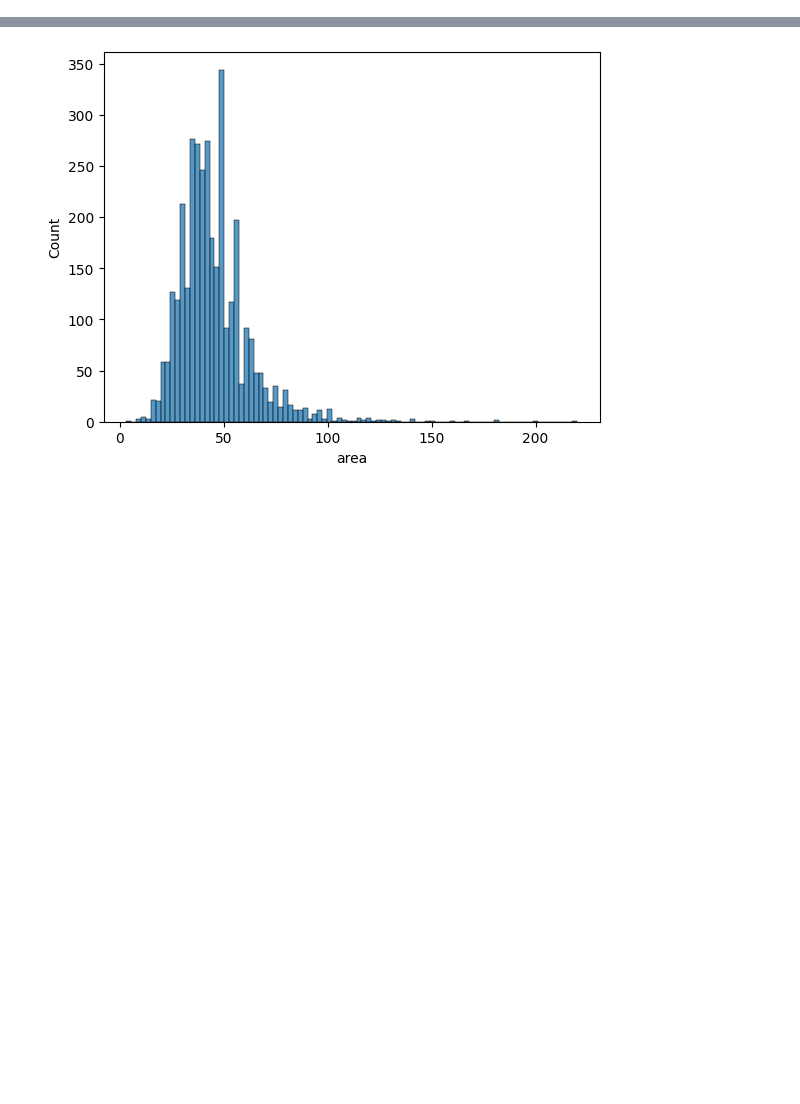
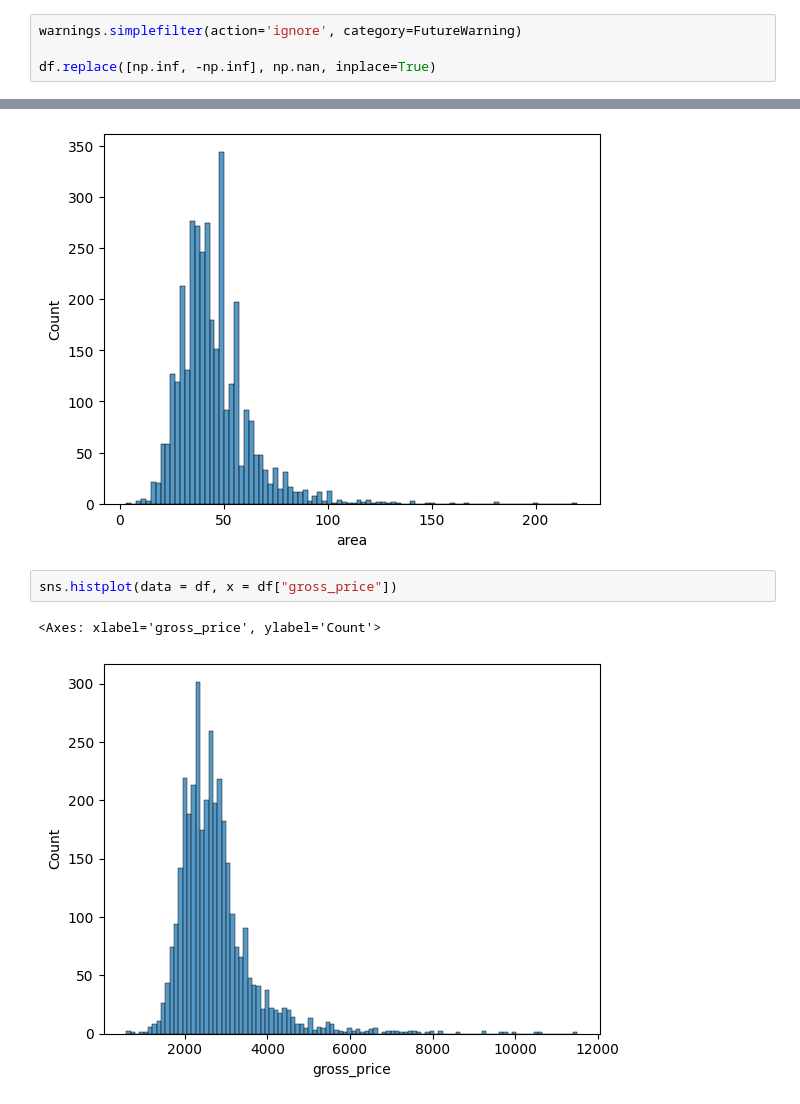
Before and after one commit to filki/Kaggle_Warsaw_rent_prices, a Jupyter notebook: starter.ipynb, the cells around one changed output, grey strips where cells are left out. Saved outputs shown, nothing was run; the diff lists cells and outputs as text; blank space fills up the shorter version.

Commit message:
Added some more visualizations, imported warnings library to omit warning from sns library

```diff
--- a/starter.ipynb
+++ b/starter.ipynb
@@ -28,0 +49,4 @@ df.describe()
+# %%
+warnings.simplefilter(action='ignore', category=FutureWarning)
+
+df.replace([np.inf, -np.inf], np.nan, inplace=True)
@@ -31,3 +70,8 @@ sns.histplot(data = df, x = df["area"])
 # %% [output]
 <Axes: xlabel='area', ylabel='Count'>
 [figure]
+# %%
+sns.histplot(data = df, x = df["gross_price"])
+# %% [output]
+<Axes: xlabel='gross_price', ylabel='Count'>
+[figure, added]
```
Also changed, not shown: parts of 7 cells of this notebook.
